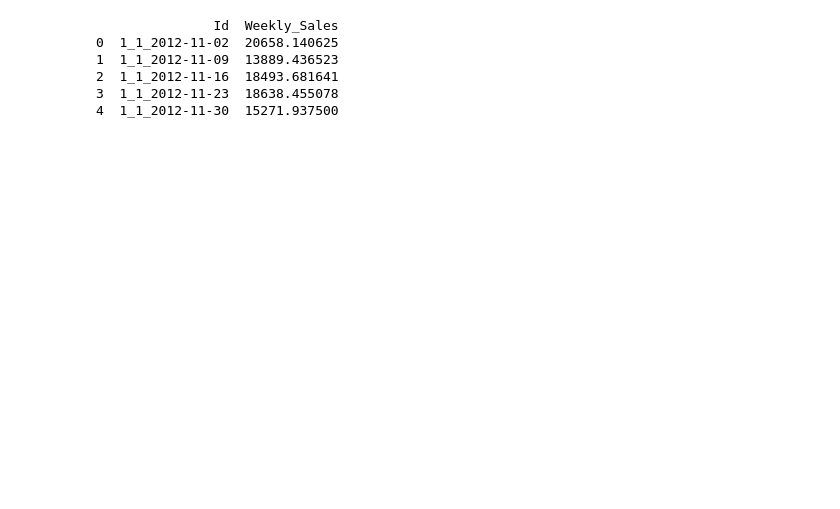
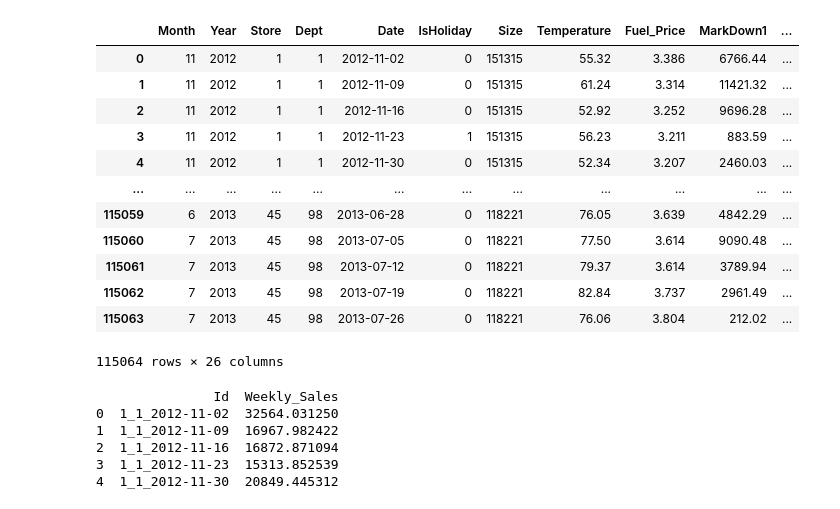
Before and after one commit to CarlTeapot/Walmart-Recruiting, a Jupyter notebook: model_inference.ipynb, the cells around one changed output. Cells and saved outputs as stored; diff of their text form; code cells hidden in the pictures; blank space fills up the shorter version.

```diff
--- a/model_inference.ipynb
+++ b/model_inference.ipynb
@@ -58,8 +68,28 @@ Model loaded successfully!
+# %%
+data
+# %% [output]
+|  | Month | Year | Store | Dept | Date | IsHoliday | Size | Temperature | Fuel_Price | MarkDown1 | ... |
+| 0 | 11 | 2012 | 1 | 1 | 2012-11-02 | 0 | 151315 | 55.32 | 3.386 | 6766.44 | ... |
+| 1 | 11 | 2012 | 1 | 1 | 2012-11-09 | 0 | 151315 | 61.24 | 3.314 | 11421.32 | ... |
+| 2 | 11 | 2012 | 1 | 1 | 2012-11-16 | 0 | 151315 | 52.92 | 3.252 | 9696.28 | ... |
+| 3 | 11 | 2012 | 1 | 1 | 2012-11-23 | 1 | 151315 | 56.23 | 3.211 | 883.59 | ... |
+| 4 | 11 | 2012 | 1 | 1 | 2012-11-30 | 0 | 151315 | 52.34 | 3.207 | 2460.03 | ... |
+| ... | ... | ... | ... | ... | ... | ... | ... | ... | ... | ... | ... |
+| 115059 | 6 | 2013 | 45 | 98 | 2013-06-28 | 0 | 118221 | 76.05 | 3.639 | 4842.29 | ... |
+| 115060 | 7 | 2013 | 45 | 98 | 2013-07-05 | 0 | 118221 | 77.50 | 3.614 | 9090.48 | ... |
+| 115061 | 7 | 2013 | 45 | 98 | 2013-07-12 | 0 | 118221 | 79.37 | 3.614 | 3789.94 | ... |
+| 115062 | 7 | 2013 | 45 | 98 | 2013-07-19 | 0 | 118221 | 82.84 | 3.737 | 2961.49 | ... |
+| 115063 | 7 | 2013 | 45 | 98 | 2013-07-26 | 0 | 118221 | 76.06 | 3.804 | 212.02 | ... |
+115064 rows × 26 columns
 # %%
+# One-hot encode the 'Type' and 'Season' columns
+data['Type'] = data['Type'].astype('category')
+data['Season'] = data['Season'].astype('category')
 predictions = loaded_model.predict(data)
 
 # 2. Create the 'Id' column by concatenating Store, Dept, and Date (as string)
 test_data = data.copy()  # avoid inplace changes
+
 test_data['Id'] = (
     test_data['Store'].astype(str) + '_' +
     test_data['Dept'].astype(str) + '_' +
@@ -78,8 +108,8 @@ submission.to_csv('submission.csv', index=False)
 print(submission.head())
 # %% [output]
                Id  Weekly_Sales
-0  1_1_2012-11-02  20658.140625
-1  1_1_2012-11-09  13889.436523
-2  1_1_2012-11-16  18493.681641
-3  1_1_2012-11-23  18638.455078
-4  1_1_2012-11-30  15271.937500
+0  1_1_2012-11-02  32564.031250
+1  1_1_2012-11-09  16967.982422
+2  1_1_2012-11-16  16872.871094
+3  1_1_2012-11-23  15313.852539
+4  1_1_2012-11-30  20849.445312
```
Also changed, not shown: parts of 6 cells of this notebook.
